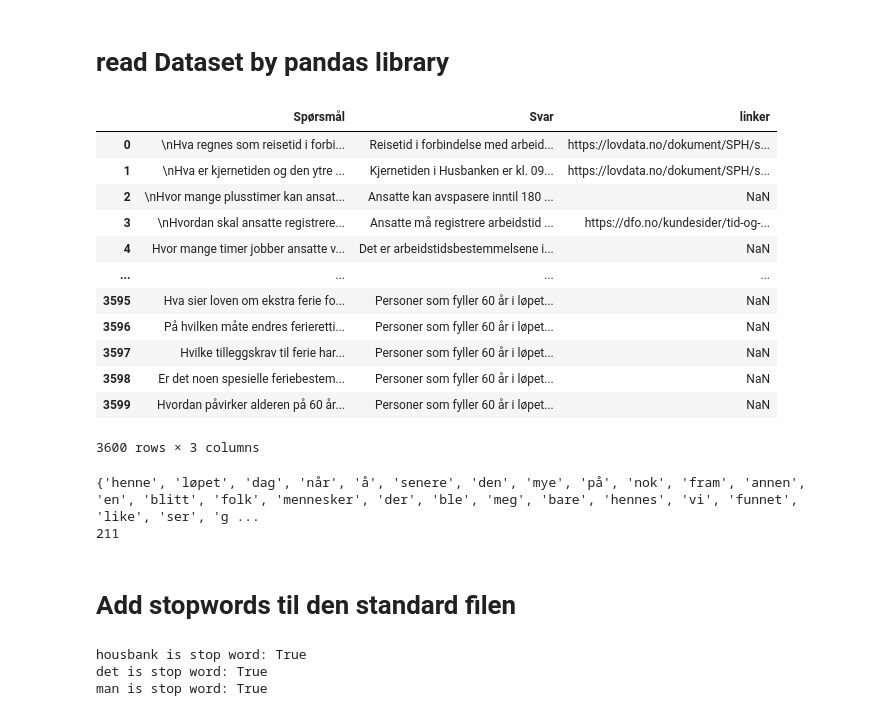
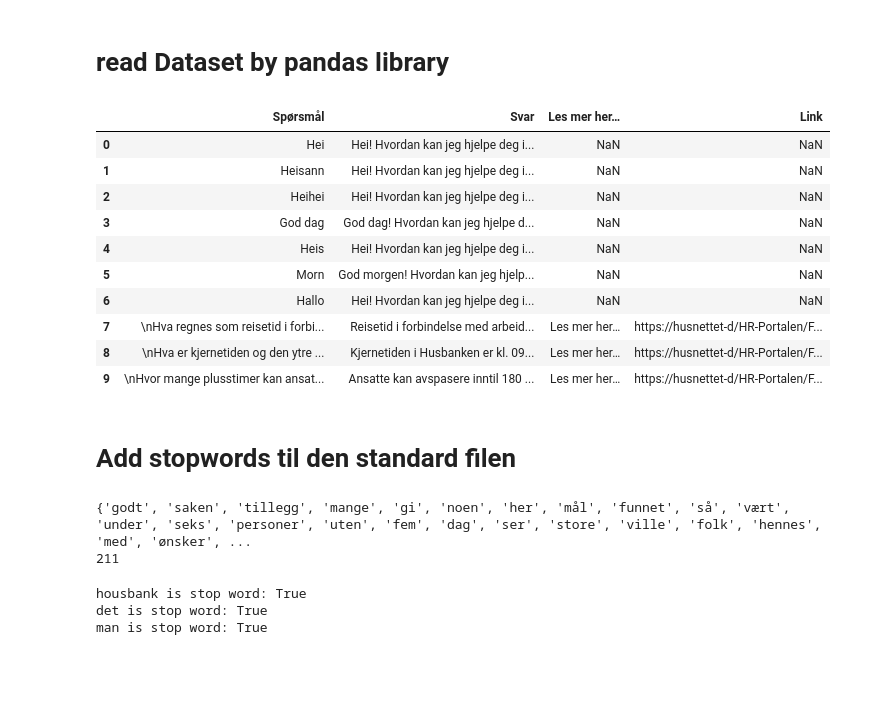
Before and after one commit to ChatbootHusBank/.github, a Jupyter notebook: Untitled.ipynb, the cells around one changed output. Saved outputs shown, nothing was run; the diff lists cells and outputs as text; code cells hidden in the pictures; blank space fills up the shorter version.

```diff
--- a/Untitled.ipynb
+++ b/Untitled.ipynb
@@ -35,33 +58,31 @@ import re
 # read Dataset by pandas library
 # %%
 import pandas as pd
-data = pd.read_csv('Dataset_for_chatbot-2.csv', sep=';')
-data.head(3600)
+data = pd.read_csv('Dataset_for_chatbot_sisteverion-3.csv', sep=';')
+data.head(10)
 # %% [output]
-|  | Spørsmål | Svar | linker |
-| 0 | \nHva regnes som reisetid i forbi... | Reisetid i forbindelse med arbeid... | https://lovdata.no/dokument/SPH/s... |
-| 1 | \nHva er kjernetiden og den ytre ... | Kjernetiden i Husbanken er kl. 09... | https://lovdata.no/dokument/SPH/s... |
-| 2 | \nHvor mange plusstimer kan ansat... | Ansatte kan avspasere inntil 180 ... | NaN |
-| 3 | \nHvordan skal ansatte registrere... | Ansatte må registrere arbeidstid ... | https://dfo.no/kundesider/tid-og-... |
-| 4 | Hvor mange timer jobber ansatte v... | Det er arbeidstidsbestemmelsene i... | NaN |
-| ... | ... | ... | ... |
-| 3595 | Hva sier loven om ekstra ferie fo... | Personer som fyller 60 år i løpet... | NaN |
-| 3596 | På hvilken måte endres ferieretti... | Personer som fyller 60 år i løpet... | NaN |
-| 3597 | Hvilke tilleggskrav til ferie har... | Personer som fyller 60 år i løpet... | NaN |
-| 3598 | Er det noen spesielle feriebestem... | Personer som fyller 60 år i løpet... | NaN |
-| 3599 | Hvordan påvirker alderen på 60 år... | Personer som fyller 60 år i løpet... | NaN |
+|  | Spørsmål | Svar | Les mer her… | Link |
+| 0 | Hei | Hei! Hvordan kan jeg hjelpe deg i... | NaN | NaN |
+| 1 | Heisann | Hei! Hvordan kan jeg hjelpe deg i... | NaN | NaN |
+| 2 | Heihei | Hei! Hvordan kan jeg hjelpe deg i... | NaN | NaN |
+| 3 | God dag | God dag! Hvordan kan jeg hjelpe d... | NaN | NaN |
+| 4 | Heis | Hei! Hvordan kan jeg hjelpe deg i... | NaN | NaN |
+| 5 | Morn | God morgen! Hvordan kan jeg hjelp... | NaN | NaN |
+| 6 | Hallo | Hei! Hvordan kan jeg hjelpe deg i... | NaN | NaN |
+| 7 | \nHva regnes som reisetid i forbi... | Reisetid i forbindelse med arbeid... | Les mer her… | https://husnettet-d/HR-Portalen/F... |
+| 8 | \nHva er kjernetiden og den ytre ... | Kjernetiden i Husbanken er kl. 09... | Les mer her… | https://husnettet-d/HR-Portalen/F... |
+| 9 | \nHvor mange plusstimer kan ansat... | Ansatte kan avspasere inntil 180 ... | Les mer her… | https://husnettet-d/HR-Portalen/F... |
-3600 rows × 3 columns
 # %%
 # Fjern nullverdier
 data = data.dropna()
-# %%
-import spacy
-nlp = spacy.load('nb_core_news_lg')
-
-print(nlp.Defaults.stop_words)
-print(len(nlp.Defaults.stop_words))
-# %% [output]
-{'henne', 'løpet', 'dag', 'når', 'å', 'senere', 'den', 'mye', 'på', 'nok', 'fram', 'annen', 'en', 'blitt', 'folk', 'mennesker', 'der', 'ble', 'meg', 'bare', 'hennes', 'vi', 'funnet', 'like', 'ser', 'g ...
-211
 # %% [markdown]
 # Add stopwords til den standard filen
+# %%
+import spacy
+
+nlp = spacy.load('nb_core_news_lg')
+print(nlp.Defaults.stop_words)
+print(len(nlp.Defaults.stop_words))
+# %% [output]
+{'godt', 'saken', 'tillegg', 'mange', 'gi', 'noen', 'her', 'mål', 'funnet', 'så', 'vært', 'under', 'seks', 'personer', 'uten', 'fem', 'dag', 'ser', 'store', 'ville', 'folk', 'hennes', 'med', 'ønsker', ...
+211
```
Also changed, not shown: parts of 42 cells of this notebook, 1 other file.
